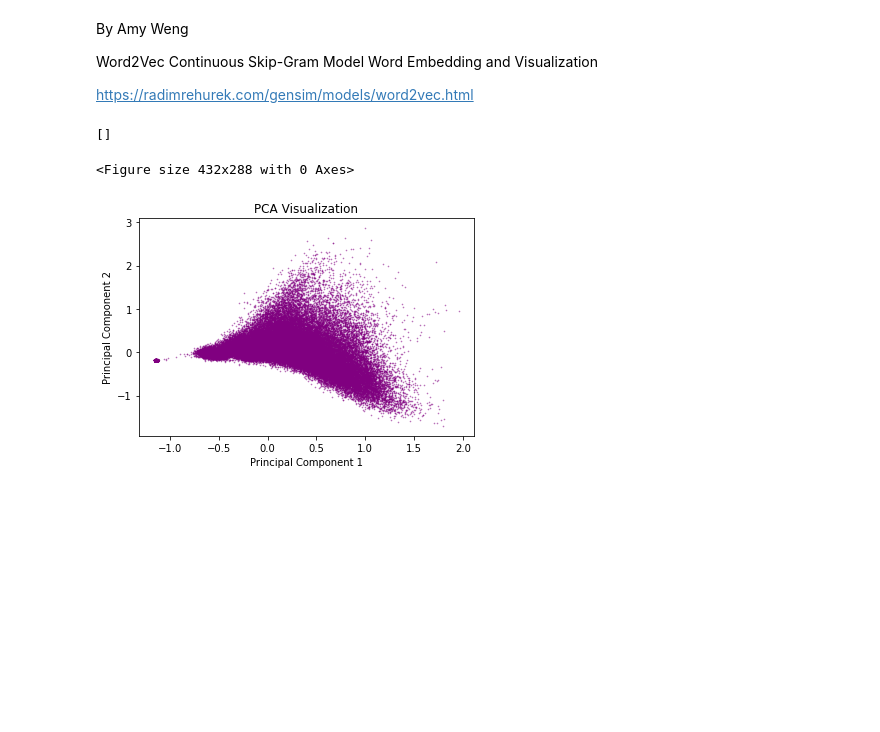
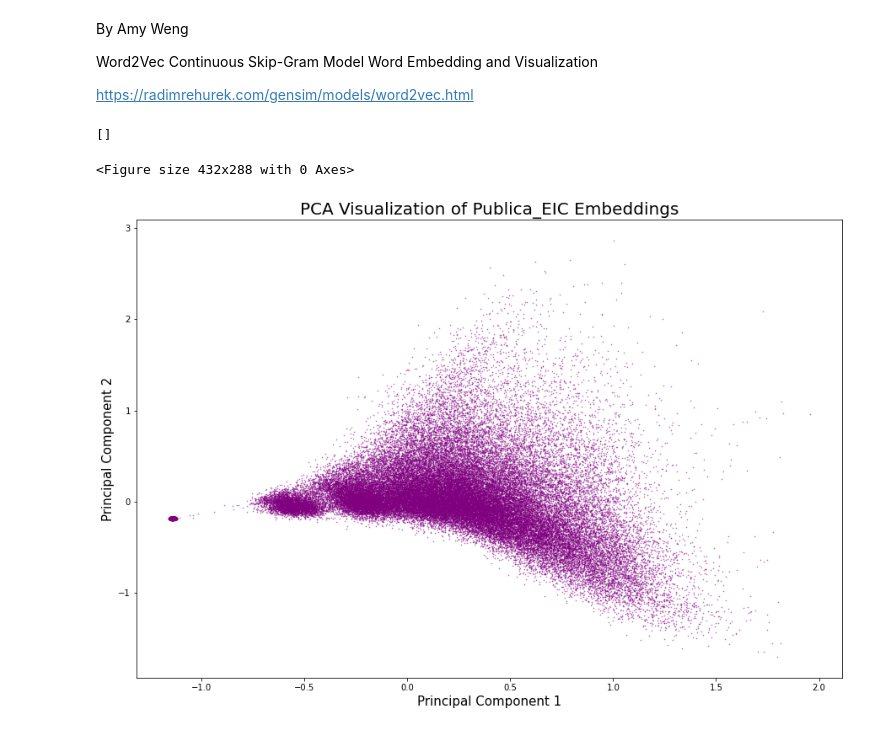
Before and after one commit to hsmith221/ECBC-21-22, a Jupyter notebook: Code_Files/embed.ipynb, the cells around one changed output. Saved outputs shown, nothing was run; the diff lists cells and outputs as text; code cells hidden in the pictures; blank space fills up the shorter version.

```diff
--- a/Code_Files/embed.ipynb
+++ b/Code_Files/embed.ipynb
@@ -189,7 +189,7 @@ readFile = pd.read_csv(myCSV)
 # read text information into a dataframe
 publica_eic = embed(readFile,'publica_eic')
 # %%
-model = publica_eic
+model = Word2Vec.load('/home/rapiduser/Materials/embeddings/publica_eic.model')
 emb_df = (
     pd.DataFrame(
         [model.wv.get_vector(str(n)) for n in model.wv.key_to_index],
@@ -199,34 +199,34 @@ emb_df = (
 # %%
 import matplotlib.pyplot as plt
 from sklearn.decomposition import PCA
 
 pca = PCA(n_components=2, random_state=7)
 pca_mdl = pca.fit_transform(emb_df)
 
 emb_df_PCA = (
     pd.DataFrame(
         pca_mdl,
         columns=['x','y'],
         index = emb_df.index
     )
 )
 
 plt.clf()
-fig = plt.figure(figsize=(6,4))
+fig = plt.figure(figsize=(15,10))
 
 plt.scatter(
     x = emb_df_PCA['x'],
     y = emb_df_PCA['y'],
     s = 0.4,
     color = 'purple',
     alpha = 0.5
 )
 
-plt.xlabel('Principal Component 1')
-plt.ylabel('Principal Component 2')
-plt.title('PCA Visualization')
+plt.xlabel('Principal Component 1',fontsize=15)
+plt.ylabel('Principal Component 2',fontsize=15)
+plt.title('PCA Visualization of Publica_EIC Embeddings',fontsize=20)
 plt.plot()
 # %% [output]
 []
 <Figure size 432x288 with 0 Axes>
-[figure, old version]
+[figure, new version]
```
